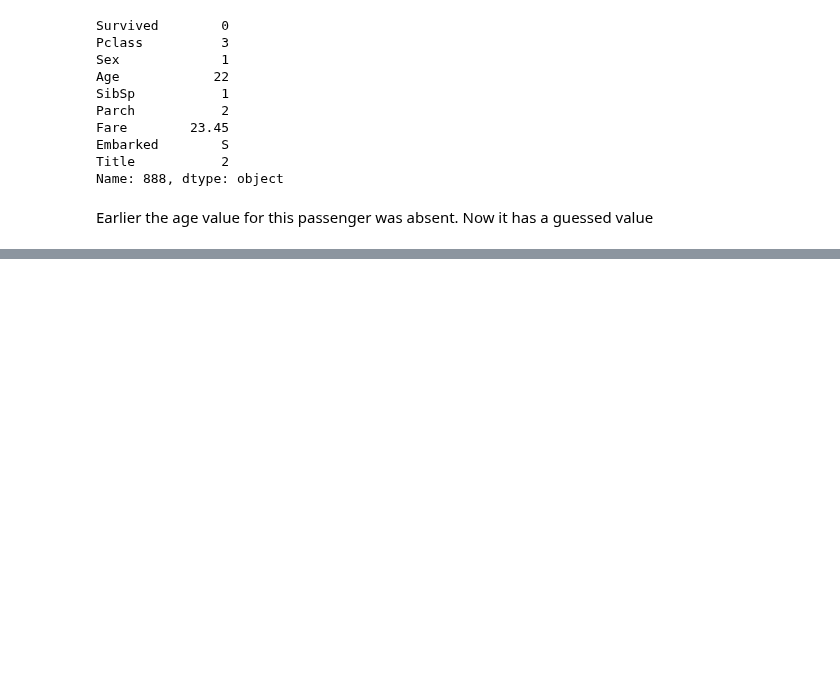
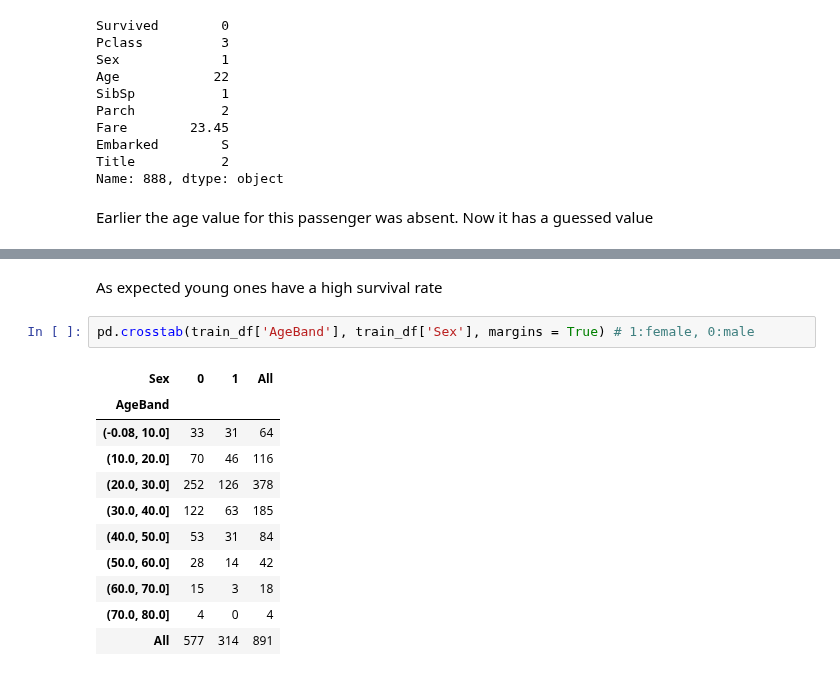
Before and after one commit to sushant2811/KaggleTitanic, a Jupyter notebook: KaggleTitanicSushant.ipynb, the cells around one changed output, grey strips where cells are left out. Cells and saved outputs as stored; diff of their text form; blank space fills up the shorter version.

```diff
--- a/KaggleTitanicSushant.ipynb
+++ b/KaggleTitanicSushant.ipynb
@@ -939,0 +974,16 @@ Earlier the age value for this passenger was absent.  Now it has a guessed value
+# %% [markdown]
+As expected young ones have a high survival rate
+# %%
+pd.crosstab(train_df['AgeBand'], train_df['Sex'], margins = True) # 1:female, 0:male
+# %% [output]
+| Sex | 0 | 1 | All |
+| AgeBand |  |  |  |
+| (-0.08, 10.0] | 33 | 31 | 64 |
+| (10.0, 20.0] | 70 | 46 | 116 |
+| (20.0, 30.0] | 252 | 126 | 378 |
+| (30.0, 40.0] | 122 | 63 | 185 |
+| (40.0, 50.0] | 53 | 31 | 84 |
+| (50.0, 60.0] | 28 | 14 | 42 |
+| (60.0, 70.0] | 15 | 3 | 18 |
+| (70.0, 80.0] | 4 | 0 | 4 |
+| All | 577 | 314 | 891 |
```
Also changed, not shown: parts of 7 cells of this notebook.
